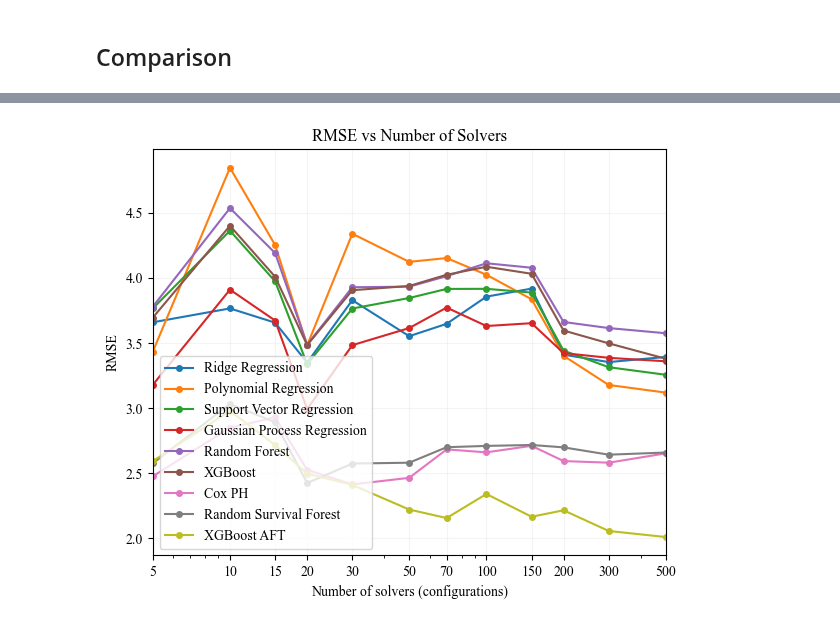
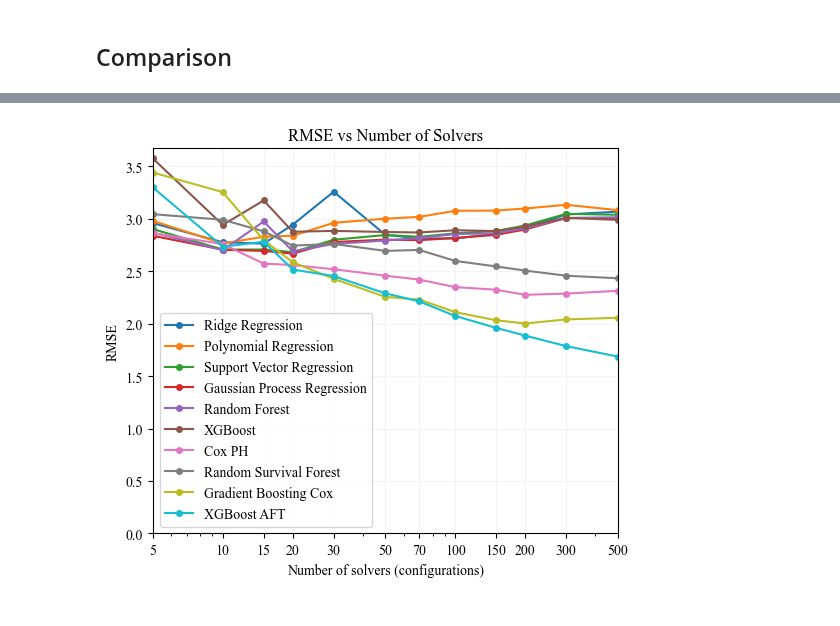
Before and after one commit to zakrzewow/raw-algorithm-portfolios, a Jupyter notebook: archive/phase1/comparison_permutation.ipynb, the cells around one changed output, grey strips where cells are left out. Drawn from its saved outputs; the diff is of its cells as text; code cells hidden in the pictures.

```diff
--- a/archive/phase1/comparison_permutation.ipynb
+++ b/archive/phase1/comparison_permutation.ipynb
@@ -645,3 +657,7 @@ plt.show()
+# %%
+_ = pd.read_pickle("tobit_permutation.pkl")
+
+result_df = pd.concat([result_df, _], axis=0).reset_index(drop=True)
 # %%
 fig, axs = plt.subplots(nrows=2, ncols=3, figsize=(10, 6))
 axs = axs.flatten()
@@ -717,28 +697,28 @@ plt.show()
 # %%
 fig, ax = plt.subplots(figsize=(6, 5))
 
 plot_df = result_df.groupby(["name", "solver_number"], sort=False)["rmse"].mean().reset_index()
 
 for name, group in plot_df.groupby("name", sort=False):
     plt.plot(
         group['solver_number'],
         group['rmse'],
         'o-',
         label=name,
         linewidth=1.5,
          markersize=4
     )
 
 plt.xscale('log')
 plt.xlabel('Number of solvers (configurations)')
 plt.ylabel('RMSE')
 plt.legend(loc='best', frameon=True)
 plt.xticks(plot_df['solver_number'].unique(), plot_df['solver_number'].unique())
 plt.title('RMSE vs Number of Solvers')
-plt.tight_layout()
-# plt.savefig("rmse_vs_solver_number.png", dpi=300, bbox_inches="tight")
+plt.ylim(0)
+plt.savefig("fig.png", dpi=300, bbox_inches="tight")
 plt.show()
 # %% [output]
-[figure, old version]
+[figure, new version]
 # %%
 result_df.pivot_table(
```
Also changed, not shown: parts of 12 cells of this notebook, 7 other files.
